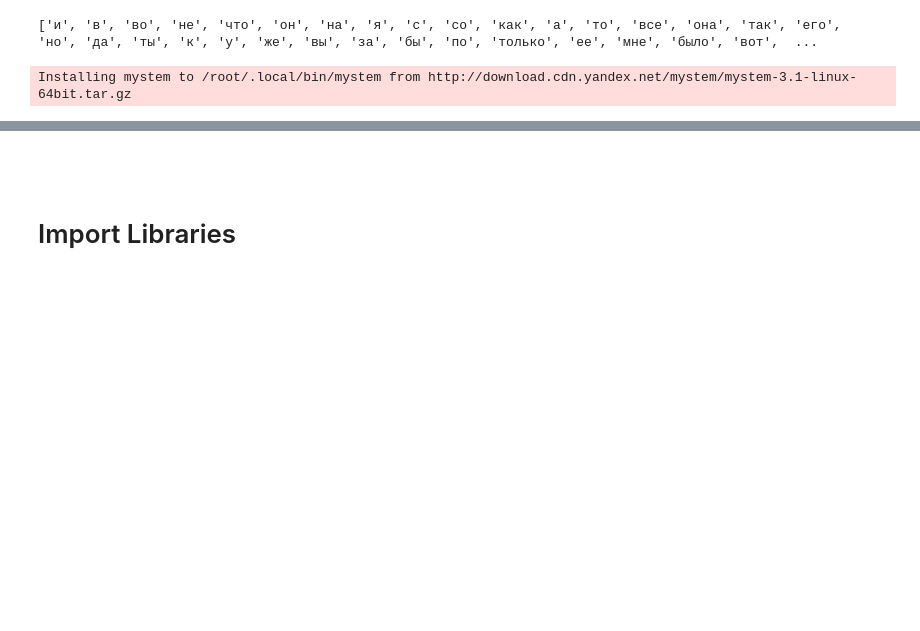
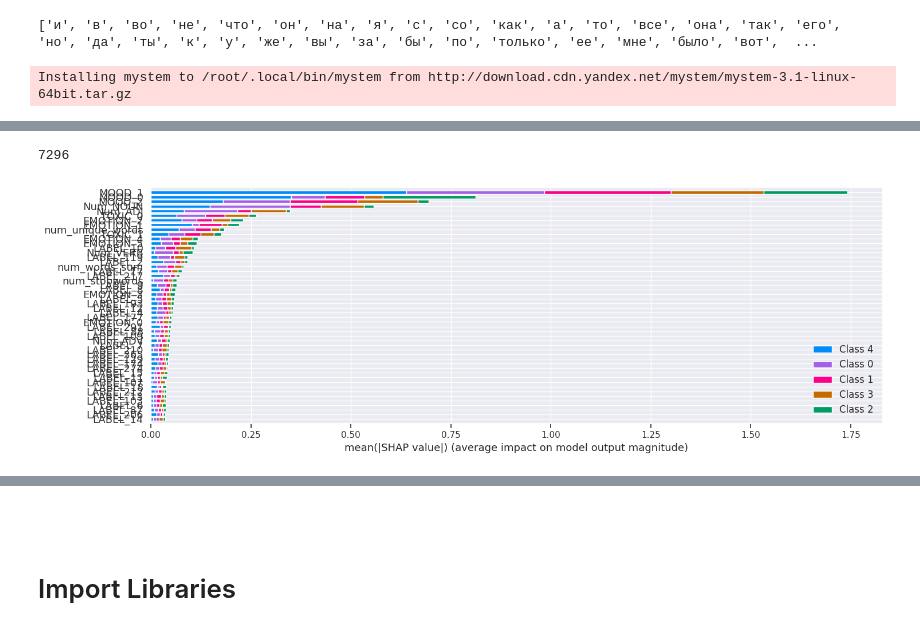
Before and after one commit to karnaksp/Educational-projects, a Jupyter notebook: feature-extraction-classifer-txt.ipynb, the cells around one changed output, grey strips where cells are left out. Cells and saved outputs as stored; diff of their text form; code cells hidden in the pictures; blank space fills up the shorter version.

```diff
--- a/feature-extraction-classifer-txt.ipynb
+++ b/feature-extraction-classifer-txt.ipynb
@@ -899,0 +904,21 @@ train_data.to_csv("feature_train.csv", index=False)
+# %%
+train_split, val_split = train_test_split(train_data, test_size=0.15, random_state=42,
+                                          shuffle = True, stratify=train_data['rate'])
+# %%
+import shap
+shap.initjs()
+
+from catboost import CatBoostClassifier, CatBoostRegressor, Pool
+
+clf = CatBoostClassifier(random_seed=9,
+                        thread_count=-1,
+                        use_best_model=True,
+                        bootstrap_type='Bernoulli')
+
+clf.fit(train_split.iloc[:, 5:417], train_split['rate'],
+        eval_set=(val_split.iloc[:, 5:417], val_split['rate']),
+        verbose=250,
+        plot=False,
+        early_stopping_rounds=100)
+
+print(clf.get_best_score())
@@ -899,0 +954,12 @@ train_data.to_csv("feature_train.csv", index=False)
+# %%
+len(shap_values[0])
+# %% [output]
+7296
+# %%
+explainer = shap.TreeExplainer(clf)
+
+val_dataset = Pool(data=val_split.iloc[:, 5:417], label=val_split['rate'])
+shap_values = explainer.shap_values(val_dataset)
+shap.summary_plot(shap_values, val_split.iloc[:, 5:417], max_display = 50, plot_size = (15, 5))
+# %% [output]
+[figure, added]
```
Also changed, not shown: parts of 8 cells of this notebook.
